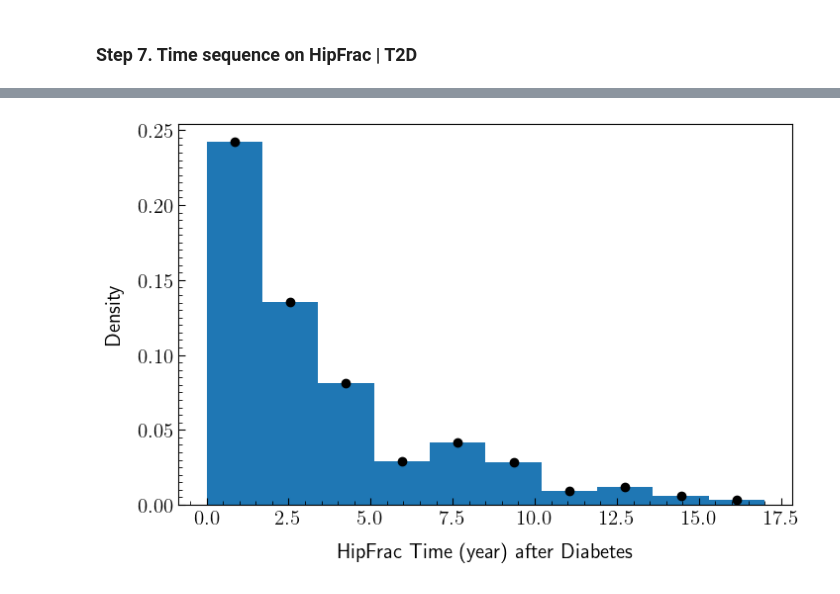
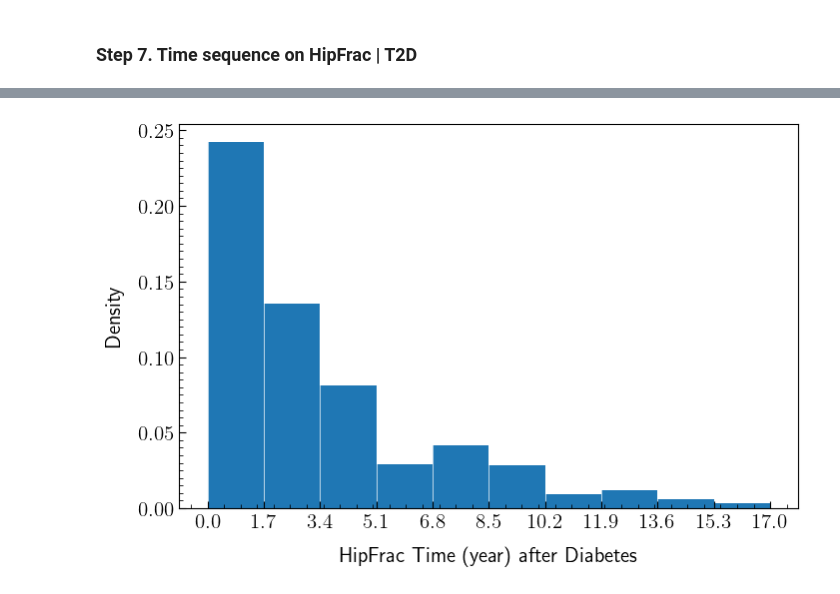
Before and after one commit to chengjianshi/HipFracT2D, a Jupyter notebook: HipFracT2D_EDA.ipynb, the cells around one changed output, grey strips where cells are left out. Drawn from its saved outputs; the diff is of its cells as text; code cells hidden in the pictures.

```diff
--- a/HipFracT2D_EDA.ipynb
+++ b/HipFracT2D_EDA.ipynb
@@ -17,11 +17,13 @@ from sklearn.model_selection import train_test_split
 from sklearn.metrics import roc_auc_score
 from sklearn.preprocessing import MaxAbsScaler
 from xgboost.sklearn import XGBClassifier
+from sklearn.metrics import RocCurveDisplay
+
 
 from utils import plot_confusion_matrix
 
+
 %matplotlib inline
-plt.style.use('fivethirtyeight')
 
 data_path = Path('/Users/cj/Documents/LAB/Project/Fracture/HipFracT2D/data')
 dir_path = Path("/project/arzhetsky/MarketScan_2003_2020/")
@@ -387,29 +372,3 @@ plt.subplots_adjust(left=0.25, bottom=0.15)
 [figure]
 # %% [markdown]
 ### Step 7. Time sequence on HipFrac | T2D
-# %%
-df = pd.read_csv(data_path / "time_decay_df.csv")
-
-fsize = 15
-tsize = 18
-
-tdir = 'in'
-
-major = 5.0
-minor = 3.0
-
-plt.figure()
-
-plt.rcParams['text.usetex'] = True
-plt.rcParams['font.size'] = fsize
-plt.rcParams['legend.fontsize'] = tsize
-plt.rcParams['xtick.direction'] = tdir
-plt.rcParams['ytick.direction'] = tdir
-plt.rcParams['xtick.major.size'] = major
-plt.rcParams['xtick.minor.size'] = minor
-plt.rcParams['ytick.major.size'] = major
-plt.rcParams['ytick.minor.size'] = minor
-
-_ = plt.hist(df['delta_y'], bins=10,density=True)
-plt.xlabel("Years to HipFrac after Diabetes")
-plt.ylabel("Density")
@@ -430,40 +388,43 @@ minor = 3.0
 style = 'default'
 
 plt.style.use(style)
+
 plt.rcParams['text.usetex'] = True
 plt.rcParams['font.size'] = fsize
 plt.rcParams['legend.fontsize'] = tsize
 plt.rcParams['xtick.direction'] = tdir
 plt.rcParams['ytick.direction'] = tdir
 plt.rcParams['xtick.major.size'] = major
 plt.rcParams['xtick.minor.size'] = minor
 plt.rcParams['ytick.major.size'] = major
 plt.rcParams['ytick.minor.size'] = minor
 
 r = 15
 theta = 5
 rw = 12
 gamma = 0.1
 
 xsize = 8
 ysize = 5
 
 #fig, ax = plt.subplots(figsize=(xsize, ysize))
 
 plt.figure(figsize=(xsize, ysize))
 
 
 n, x, _ = plt.hist(df['delta_y'], bins=10,density=True)
-bin_centers = 0.5*(x[1:]+x[:-1])
-plt.scatter(bin_centers,n,c="black")
+plt.xticks(x)
+plt.grid(color='white', lw = 0.5, axis='x')
+# bin_centers = 0.5*(x[1:]+x[:-1])
+# plt.scatter(bin_centers,n,c="black")
 
 ax = plt.gca()
 
 ax.xaxis.set_minor_locator(MultipleLocator(.5))
 ax.yaxis.set_minor_locator(MultipleLocator(.005))
 
 plt.xlabel('HipFrac Time (year) after Diabetes', labelpad = 10)
 plt.ylabel('Density', labelpad = 10);
-plt.savefig('professional_plot.png', dpi = 300, pad_inches = .1, bbox_inches = 'tight')
+plt.savefig('figure/time_decay_HipFrac_plot.png', dpi = 300, pad_inches = .1, bbox_inches = 'tight')
 # %% [output]
-[figure, old version]
+[figure, new version]
```
Also changed, not shown: parts of 9 cells of this notebook, 1 other file.
